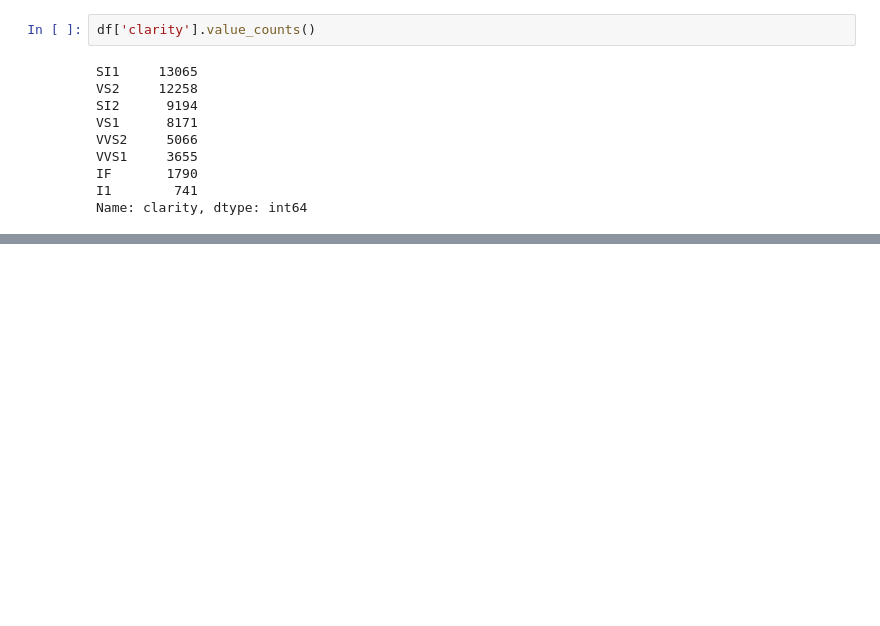
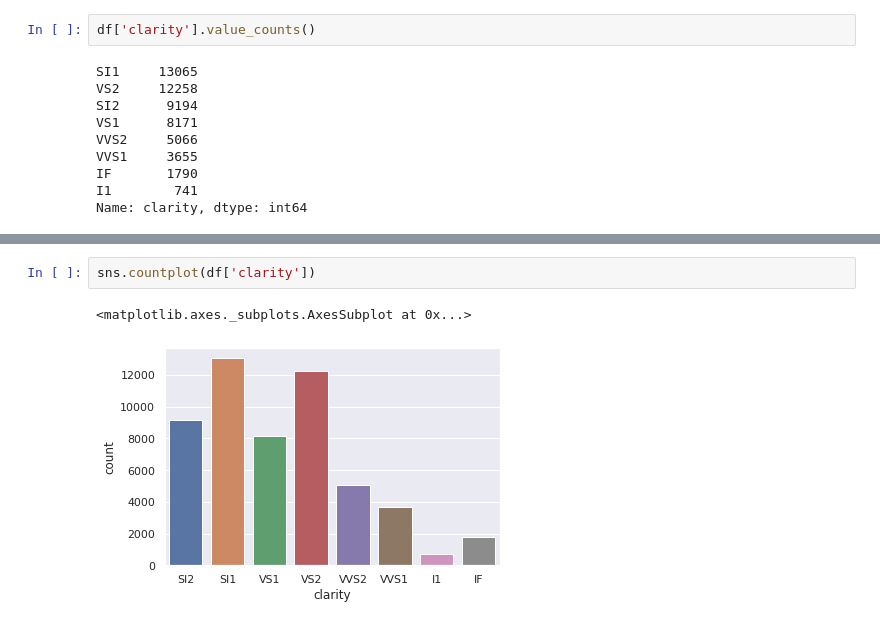
Before and after one commit to rsonar821/Diamond-Price-Prediction, a Jupyter notebook: Diamond_Price_Prediction.ipynb, the cells around one changed output, grey strips where cells are left out. Drawn from its saved outputs; the diff is of its cells as text; blank space fills up the shorter version.

```diff
--- a/Diamond_Price_Prediction.ipynb
+++ b/Diamond_Price_Prediction.ipynb
@@ -159,0 +168,5 @@ Name: clarity, dtype: int64
+# %%
+sns.countplot(df['clarity'])
+# %% [output]
+<matplotlib.axes._subplots.AxesSubplot at 0x...>
+[figure, added]
```
Also changed, not shown: parts of 17 cells of this notebook.
